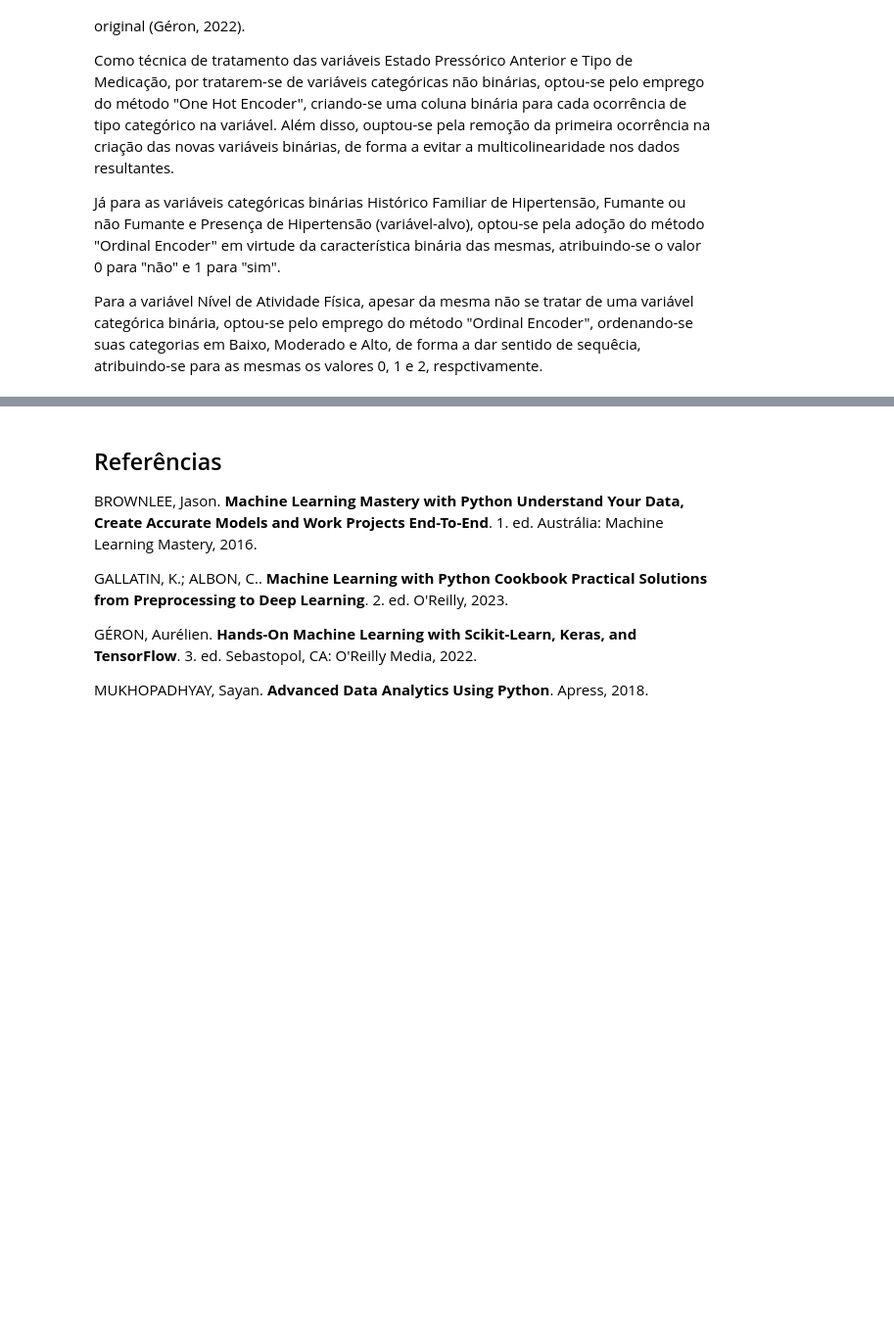
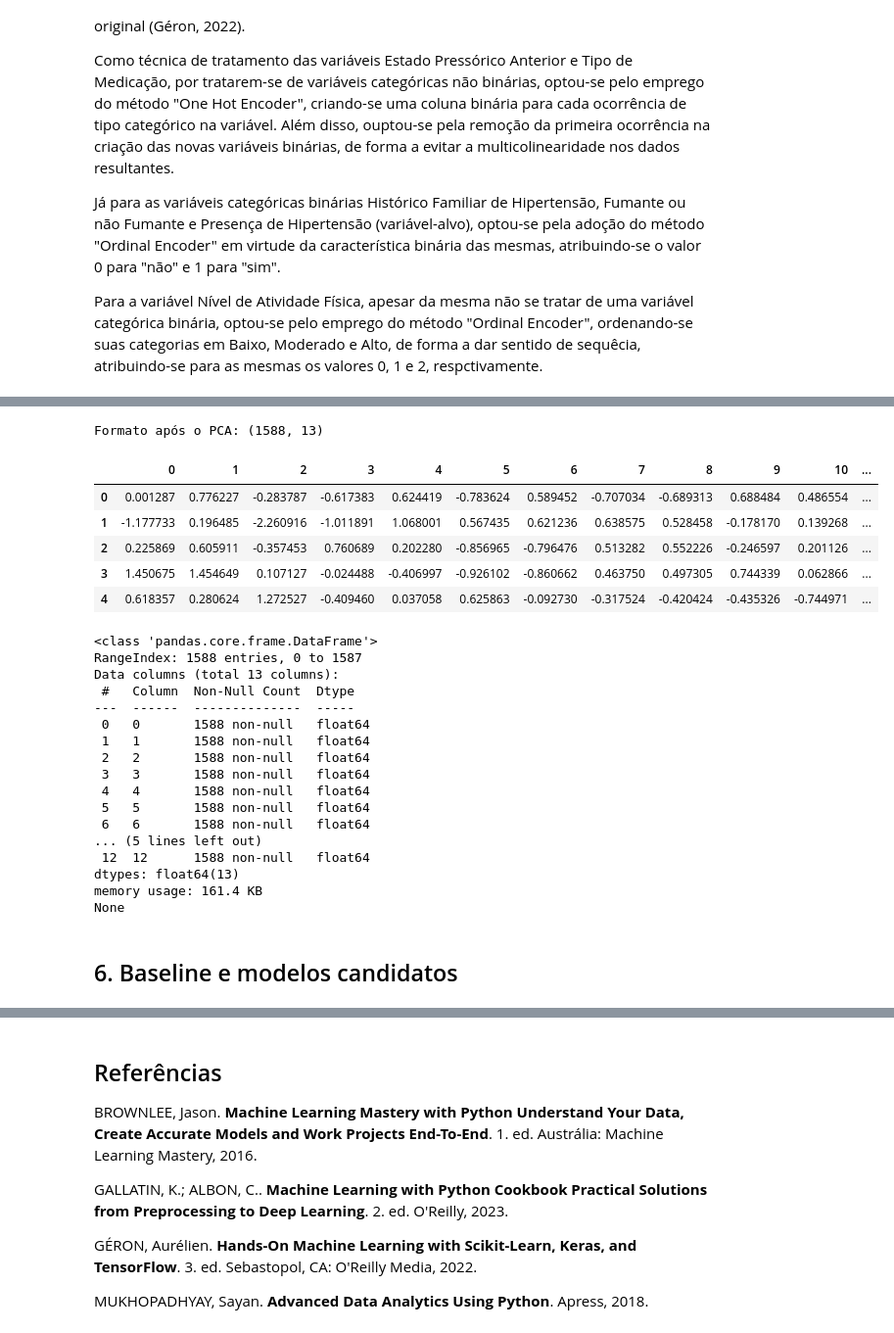
Before and after one commit to rogerioferreira/MVP-Machine_Learning-PUC-RIO, a Jupyter notebook: notebooks/hypertension_prediction.ipynb, the cells around one changed output, grey strips where cells are left out. Shown at 98% size. Saved outputs shown, nothing was run; the diff lists cells and outputs as text; code cells hidden in the pictures; blank space fills up the shorter version.

```diff
--- a/notebooks/hypertension_prediction.ipynb
+++ b/notebooks/hypertension_prediction.ipynb
@@ -221,0 +315,20 @@ df[features].describe()
+# %%
+# definição do target e features
+target = "Has_Hypertension"
+features = [c for c in df.columns if c not in [target, "timestamp"]]
+
+print("Target:", target)
+print("N features:", len(features))
+
+X = df[features].copy()
+y = df[target].copy()
+
+X_train, X_test, y_train, y_test = train_test_split(
+    X,
+    y,
+    test_size=0.2,
+    random_state=SEED,
+    # stratify=y,
+)
+
+print("Treino:", X_train.shape, "| Teste:", X_test.shape)
@@ -360,13 +355,0 @@ Nesta etapa os dados foram separados em conjuntos de treino e teste, visando o t
-# %%
-# separação dos conjuntos de treinamento e de teste
-X_train, X_test, y_train, y_test = train_test_split(
-    X, y, test_size=0.20, random_state=SEED
-)  # faz a divisão
-
-# definição de parâmetros para a validação cruzada
-num_particoes = 10  # número de folds da validação cruzada (3, 5, 10)
-scoring = "accuracy"
-
-kfold = KFold(
-    n_splits=num_particoes, shuffle=True, random_state=SEED
-)  # faz o particionamento em K folds
@@ -661,0 +452,35 @@ fig.show()
+# %%
+preprocess.fit(X_train)
+
+print(f"\nFormato após o PCA: {preprocess.transform(X_train).shape}")
+
+display(pd.DataFrame(preprocess.transform(X_train)).head(5))
+
+print(pd.DataFrame(preprocess.transform(X_train)).info())
+# %% [output]
+Formato após o PCA: (1588, 13)
+|  | 0 | 1 | 2 | 3 | 4 | 5 | 6 | 7 | 8 | 9 | 10 | ... |
+| 0 | 0.001287 | 0.776227 | -0.283787 | -0.617383 | 0.624419 | -0.783624 | 0.589452 | -0.707034 | -0.689313 | 0.688484 | 0.486554 | ... |
+| 1 | -1.177733 | 0.196485 | -2.260916 | -1.011891 | 1.068001 | 0.567435 | 0.621236 | 0.638575 | 0.528458 | -0.178170 | 0.139268 | ... |
+| 2 | 0.225869 | 0.605911 | -0.357453 | 0.760689 | 0.202280 | -0.856965 | -0.796476 | 0.513282 | 0.552226 | -0.246597 | 0.201126 | ... |
+| 3 | 1.450675 | 1.454649 | 0.107127 | -0.024488 | -0.406997 | -0.926102 | -0.860662 | 0.463750 | 0.497305 | 0.744339 | 0.062866 | ... |
+| 4 | 0.618357 | 0.280624 | 1.272527 | -0.409460 | 0.037058 | 0.625863 | -0.092730 | -0.317524 | -0.420424 | -0.435326 | -0.744971 | ... |
+<class 'pandas.core.frame.DataFrame'>
+RangeIndex: 1588 entries, 0 to 1587
+Data columns (total 13 columns):
+ #   Column  Non-Null Count  Dtype
+---  ------  --------------  -----
+ 0   0       1588 non-null   float64
+ 1   1       1588 non-null   float64
+ 2   2       1588 non-null   float64
+ 3   3       1588 non-null   float64
+ 4   4       1588 non-null   float64
+ 5   5       1588 non-null   float64
+ 6   6       1588 non-null   float64
+... (5 lines left out)
+ 12  12      1588 non-null   float64
+dtypes: float64(13)
+memory usage: 161.4 KB
+None
+# %% [markdown]
+## 6. Baseline e modelos candidatos
```
Also changed, not shown: parts of 40 cells of this notebook, 1 other file.
